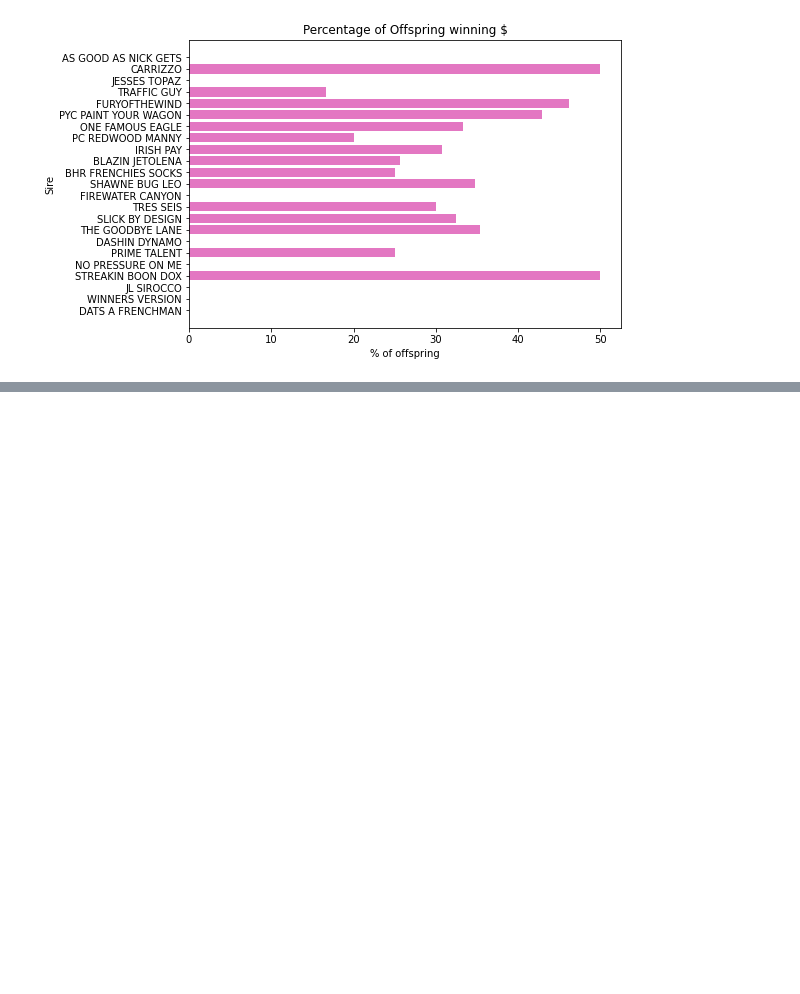
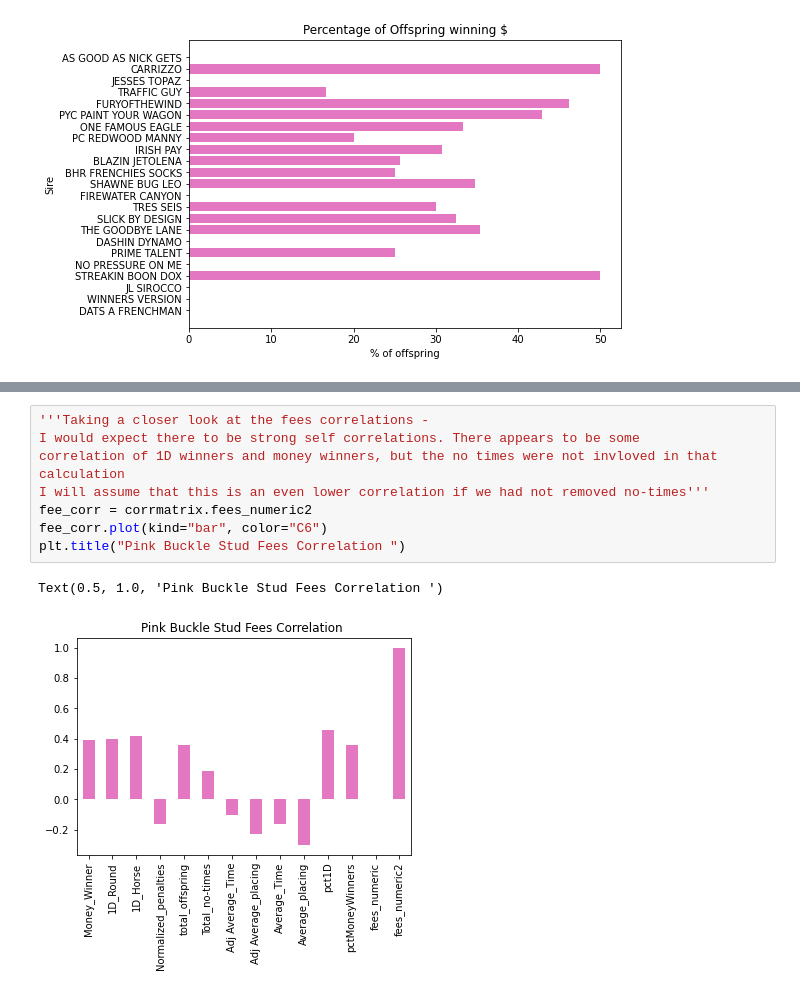
Before and after one commit to BaileyEE/Pink-Buckle-Project, a Jupyter notebook: PBLab.ipynb, the cells around one changed output, grey strips where cells are left out. Saved outputs shown, nothing was run; the diff lists cells and outputs as text; blank space fills up the shorter version.

```diff
--- a/PBLab.ipynb
+++ b/PBLab.ipynb
@@ -464,0 +444,11 @@ df3.head()
+# %%
+'''Taking a closer look at the fees correlations -
+I would expect there to be strong self correlations. There appears to be some
+correlation of 1D winners and money winners, but the no times were not invloved in that calculation
+I will assume that this is an even lower correlation if we had not removed no-times'''
+fee_corr = corrmatrix.fees_numeric2
+fee_corr.plot(kind="bar", color="C6")
+plt.title("Pink Buckle Stud Fees Correlation ")
+# %% [output]
+Text(0.5, 1.0, 'Pink Buckle Stud Fees Correlation ')
+[figure, added]
```
Also changed, not shown: parts of 21 cells of this notebook, 1 other file.
